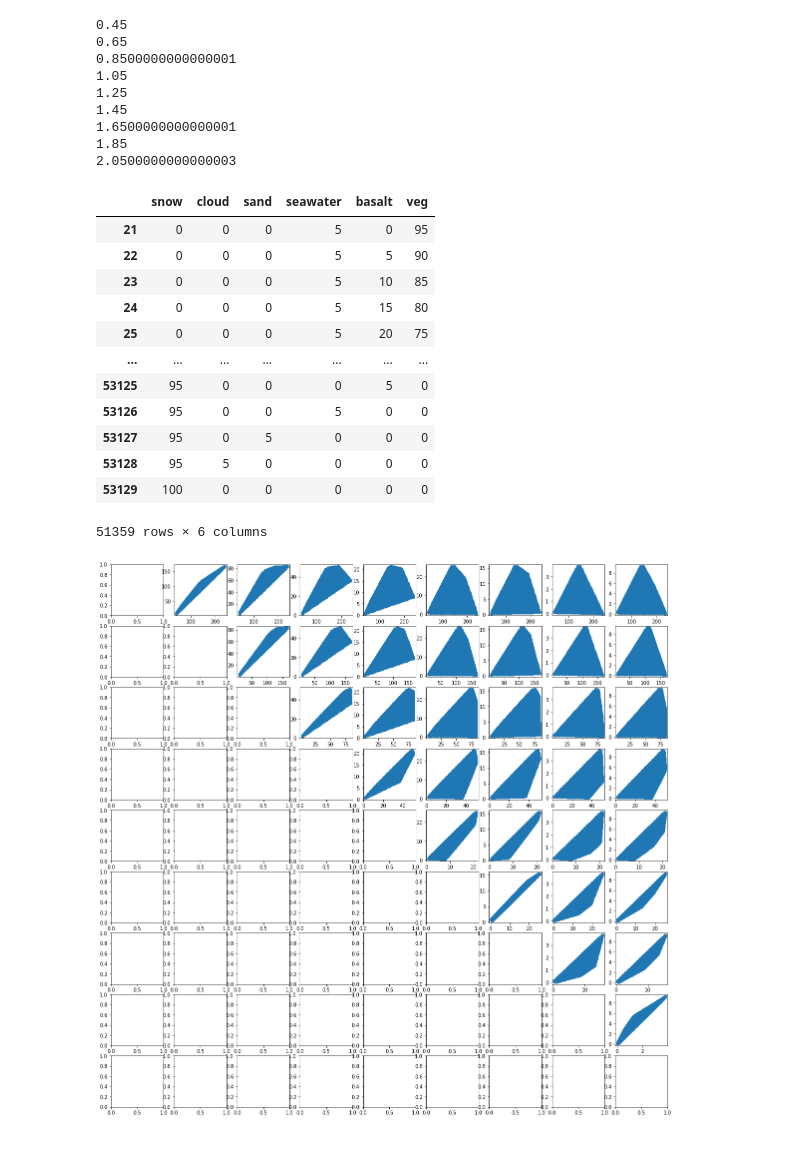
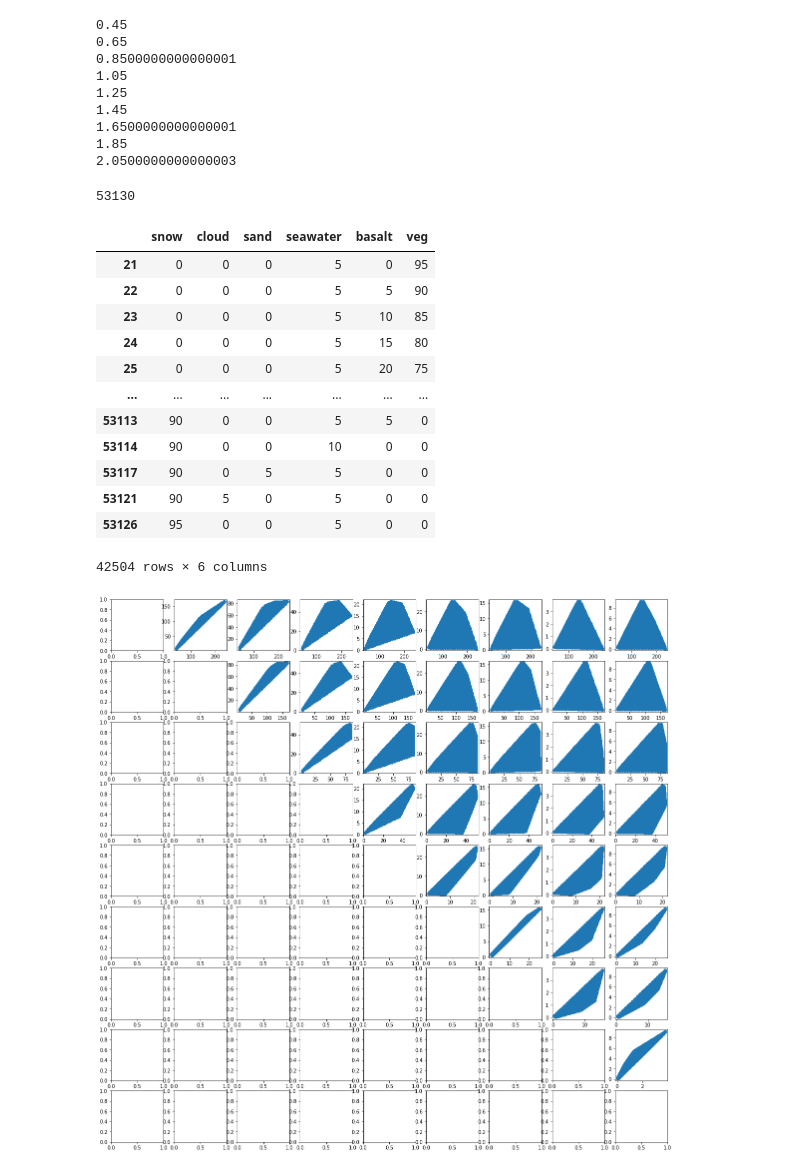
Before and after one commit to dangcpham/WaterDetection, a Jupyter notebook: Untitled.ipynb, the cells around one changed output. Drawn from its saved outputs; the diff is of its cells as text; code cells hidden in the pictures.

```diff
--- a/Untitled.ipynb
+++ b/Untitled.ipynb
@@ -118,10 +122,12 @@ basalt_path = "data/basalt_weathered_br93-43.7492.asc"
 veg_path = "data/Agrococcus_KM349956.csv"
 
 surface_paths = {"snow": snow_path,
-                 "cloud" : cloud_path,
+#                  "cloud" : cloud_path,
                  "sand": sand_path,
                  "seawater": seawater_path,
                  "basalt": basalt_path,
                  "veg": veg_path}
 
 surface_data = get_surface_data(surface_paths.values())
+
+# 100% veg (snow) + earthlike veg (snow)
@@ -284,21 +299,24 @@ for i in range(N_FILTERS):
 2.0500000000000003
 # %%
 colors = colors.transpose()
+# %%
+len(unity_surface_combinations_df)
+# %% [output]
+53130
 # %%
-unity_surface_combinations_df[(unity_surface_combinations_df['seawater'] > 0) |
-                              (unity_surface_combinations_df['snow'] > 0)]
+unity_surface_combinations_df[(unity_surface_combinations_df['seawater'] > 0)]
 # %% [output]
 |  | snow | cloud | sand | seawater | basalt | veg |
 | 21 | 0 | 0 | 0 | 5 | 0 | 95 |
 | 22 | 0 | 0 | 0 | 5 | 5 | 90 |
 | 23 | 0 | 0 | 0 | 5 | 10 | 85 |
 | 24 | 0 | 0 | 0 | 5 | 15 | 80 |
 | 25 | 0 | 0 | 0 | 5 | 20 | 75 |
 | ... | ... | ... | ... | ... | ... | ... |
-| 53125 | 95 | 0 | 0 | 0 | 5 | 0 |
+| 53113 | 90 | 0 | 0 | 5 | 5 | 0 |
+| 53114 | 90 | 0 | 0 | 10 | 0 | 0 |
+| 53117 | 90 | 0 | 5 | 5 | 0 | 0 |
+| 53121 | 90 | 5 | 0 | 5 | 0 | 0 |
 | 53126 | 95 | 0 | 0 | 5 | 0 | 0 |
-| 53127 | 95 | 0 | 5 | 0 | 0 | 0 |
-| 53128 | 95 | 5 | 0 | 0 | 0 | 0 |
-| 53129 | 100 | 0 | 0 | 0 | 0 | 0 |
-51359 rows × 6 columns
+42504 rows × 6 columns
 # %%
```
Also changed, not shown: parts of 7 cells of this notebook.
